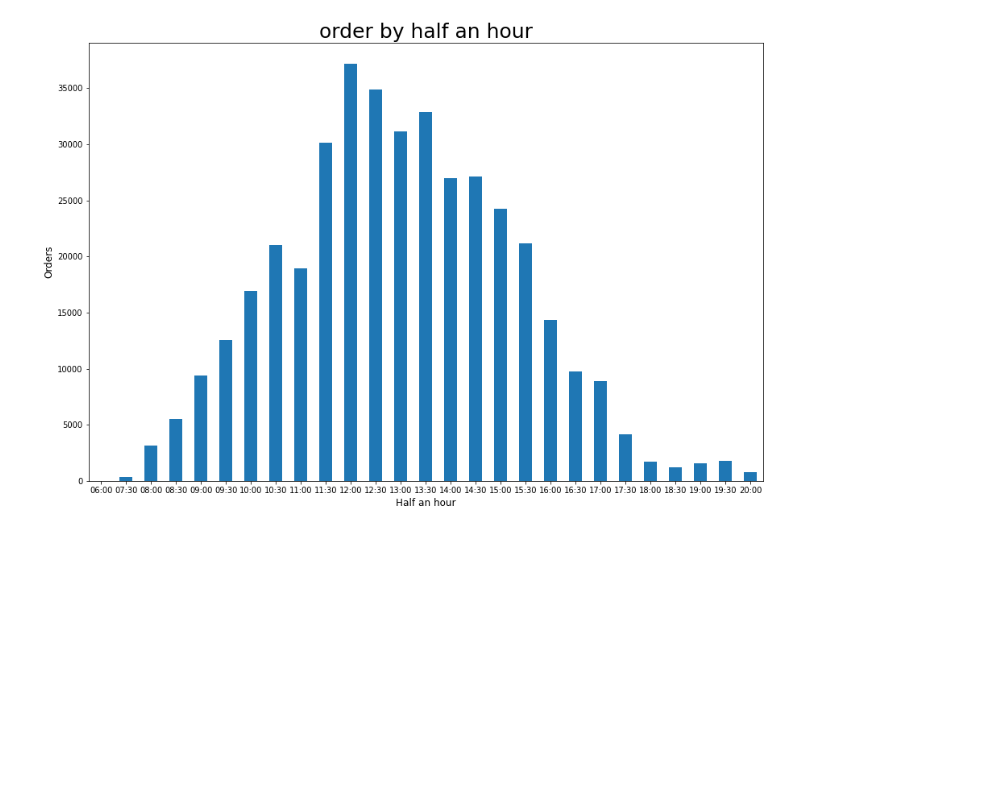
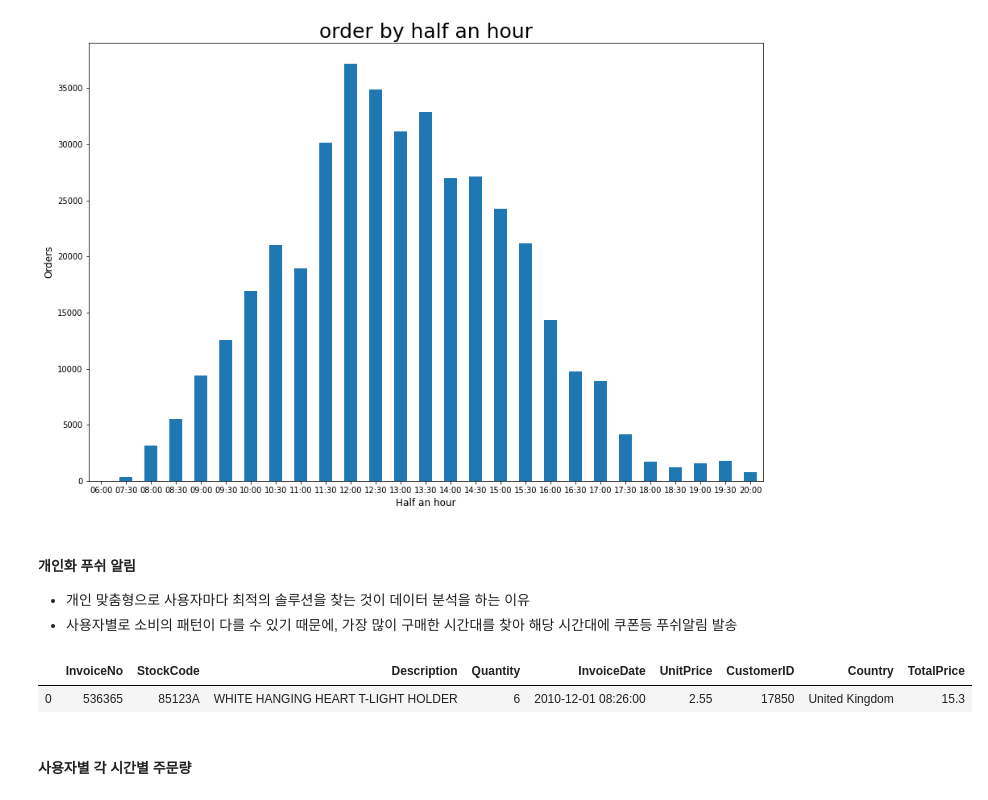
Before and after one commit to jeonprize/shoppingmall_order, a Jupyter notebook: 데이터 기반 의사결정.ipynb, the cells around one changed output. Cells and saved outputs as stored; diff of their text form; code cells hidden in the pictures; blank space fills up the shorter version.

```diff
--- a/데이터 기반 의사결정.ipynb
+++ b/데이터 기반 의사결정.ipynb
@@ -89,3 +89,14 @@ Name: CustomerID, dtype: int64
 plot_bar(order_half_hour,'Half an hour','Orders','order by half an hour')
 # %% [output]
 [figure]
+# %% [markdown]
+#### 개인화 푸쉬 알림
+- 개인 맞춤형으로 사용자마다 최적의 솔루션을 찾는 것이 데이터 분석을 하는 이유
+- 사용자별로 소비의 패턴이 다를 수 있기 때문에, 가장 많이 구매한 시간대를 찾아 해당 시간대에 쿠폰등 푸쉬알림 발송
+# %%
+retail.head(1)
+# %% [output]
+|  | InvoiceNo | StockCode | Description | Quantity | InvoiceDate | UnitPrice | CustomerID | Country | TotalPrice |
+| 0 | 536365 | 85123A | WHITE HANGING HEART T-LIGHT HOLDER | 6 | 2010-12-01 08:26:00 | 2.55 | 17850 | United Kingdom | 15.3 |
+# %% [markdown]
+#### 사용자별 각 시간별 주문량
```
Also changed, not shown: parts of 6 cells of this notebook.
